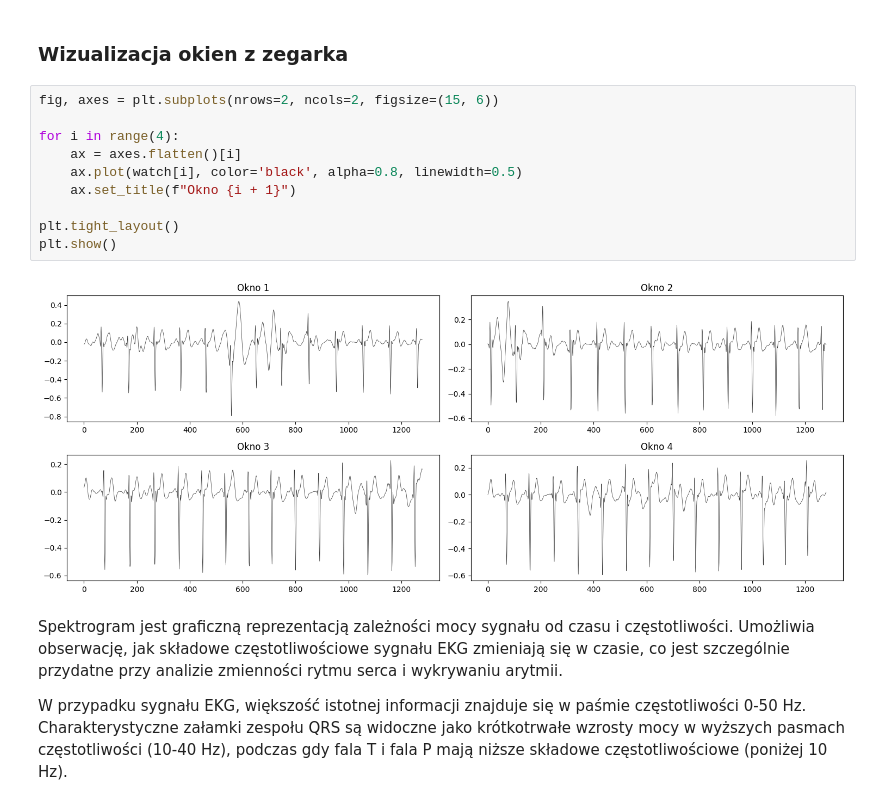
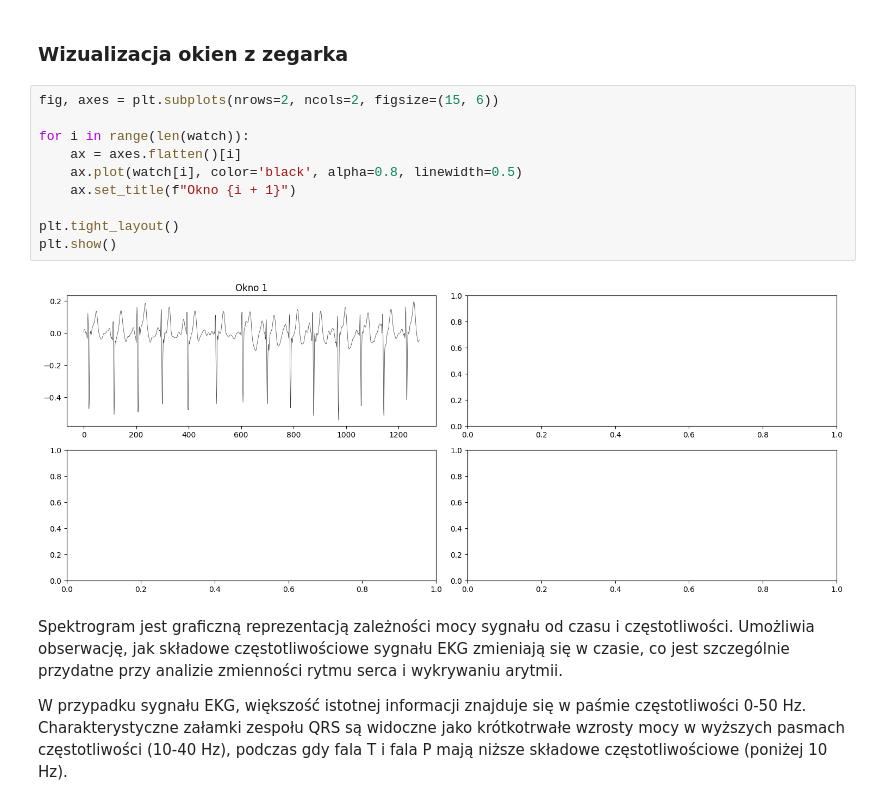
Before and after one commit to MichaelL200/Projekt-EKG, a Jupyter notebook: z4.ipynb, the cells around one changed output. Saved outputs shown, nothing was run; the diff lists cells and outputs as text.

```diff
--- a/z4.ipynb
+++ b/z4.ipynb
@@ -149,15 +150,15 @@ plt.show()
 # %%
 fig, axes = plt.subplots(nrows=2, ncols=2, figsize=(15, 6))
 
-for i in range(4):
+for i in range(len(watch)):
     ax = axes.flatten()[i]
     ax.plot(watch[i], color='black', alpha=0.8, linewidth=0.5)
     ax.set_title(f"Okno {i + 1}")
 
 plt.tight_layout()
 plt.show()
 # %% [output]
-[figure, old version]
+[figure, new version]
 # %% [markdown]
 Spektrogram jest graficzną reprezentacją zależności mocy sygnału od czasu i częstotliwości. Umożliwia obserwację, jak składowe częstotliwościowe sygnału EKG zmieniają się w czasie, co jest szczególnie przydatne przy analizie zmienności rytmu serca i wykrywaniu arytmii.
 
```
Also changed, not shown: parts of 11 cells of this notebook.
